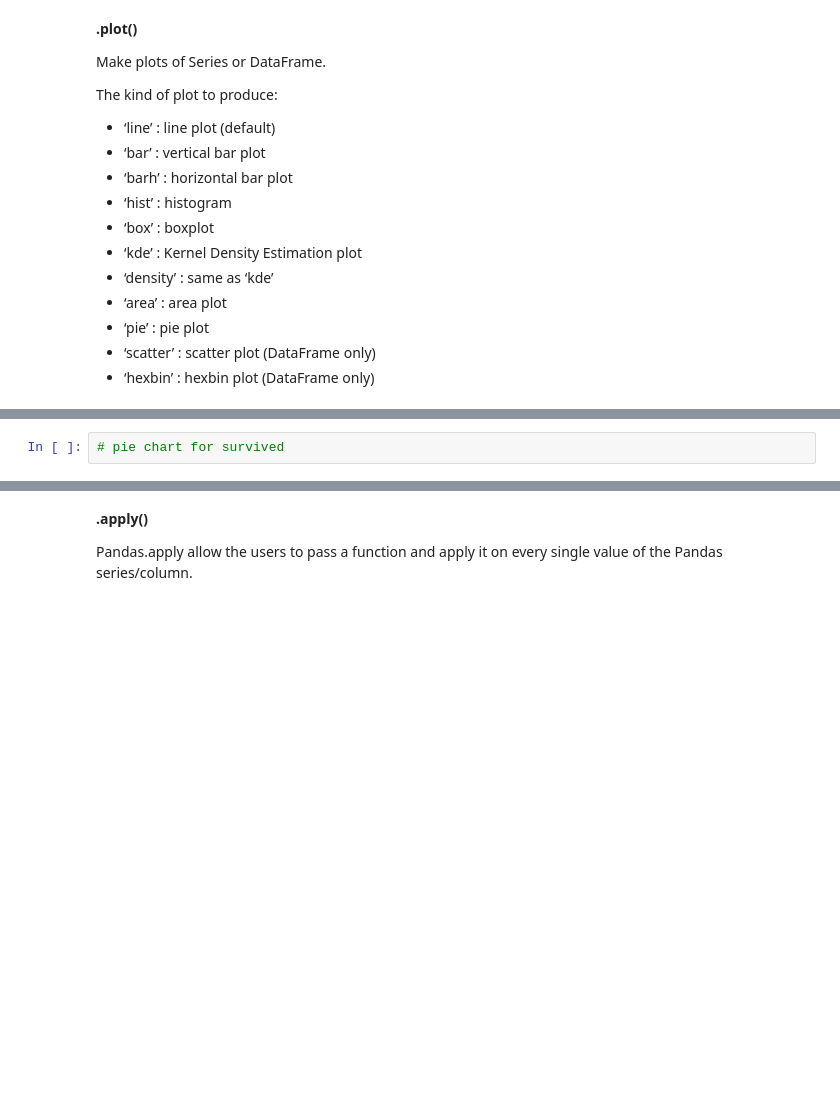
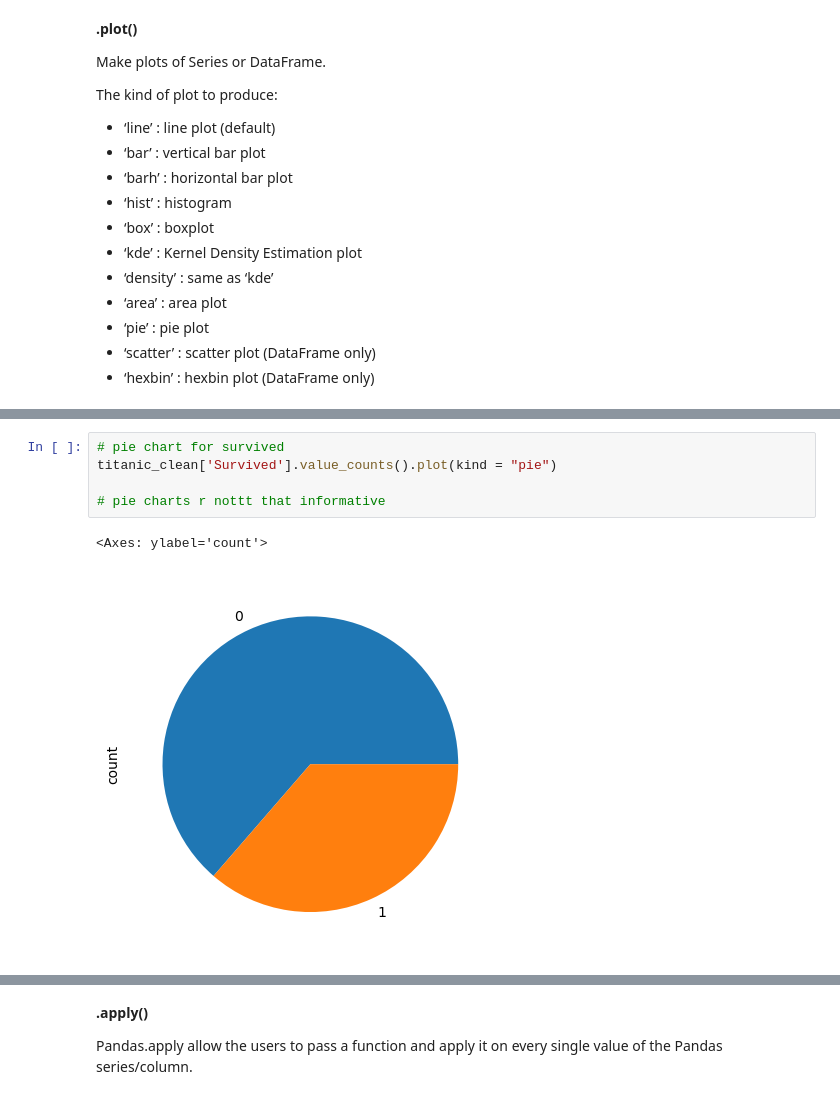
Before and after one commit to mazzyb1257/INFO_2201_MB_summerNotes, a Jupyter notebook: w6d1_EDAintro.ipynb, the cells around one changed output, grey strips where cells are left out. Saved outputs shown, nothing was run; the diff lists cells and outputs as text; blank space fills up the shorter version.

```diff
--- a/w6d1_EDAintro.ipynb
+++ b/w6d1_EDAintro.ipynb
@@ -103,4 +402,10 @@ The kind of plot to produce:
 # %%
 # pie chart for survived
+titanic_clean['Survived'].value_counts().plot(kind = "pie")
+
+# pie charts r nottt that informative
+# %% [output]
+<Axes: ylabel='count'>
+[figure, added]
 # %%
 #what cabins were people in?
```
Also changed, not shown: parts of 67 cells of this notebook, 4 other files.
